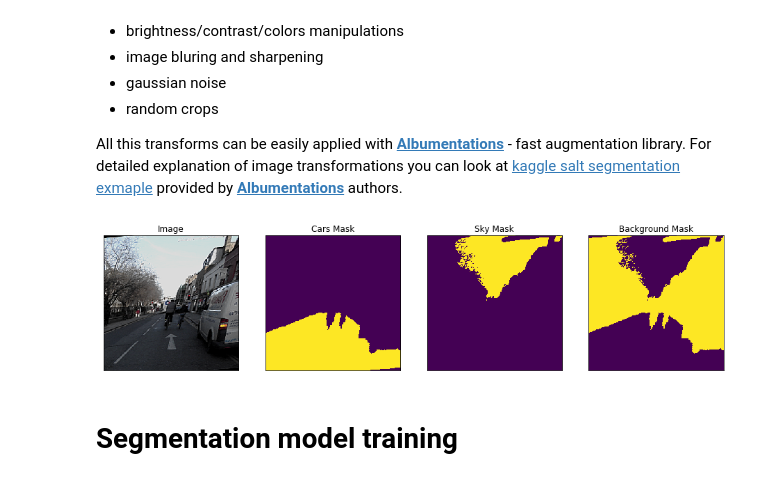
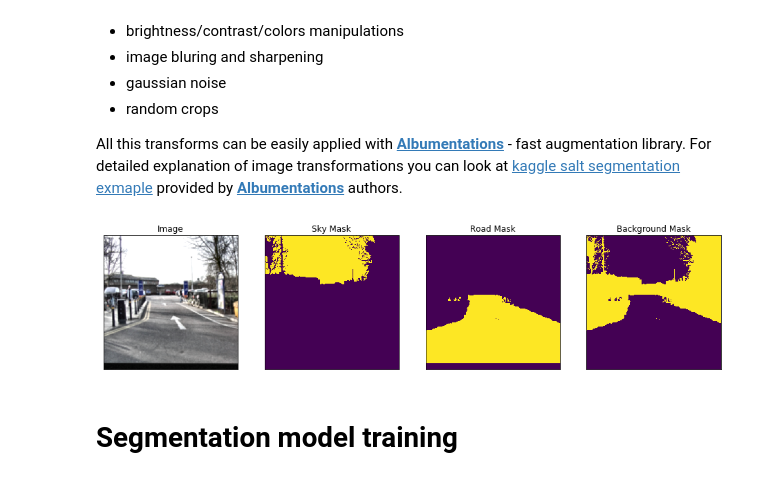
Before and after one commit to RuslanAgishev/robot_scene_understanding, a Jupyter notebook: Semantic_Segmentation/UNet/multiclass_segmentation_camvid.ipynb, the cells around one changed output. Cells and saved outputs as stored; diff of their text form; code cells hidden in the pictures.

```diff
--- a/Semantic_Segmentation/UNet/multiclass_segmentation_camvid.ipynb
+++ b/Semantic_Segmentation/UNet/multiclass_segmentation_camvid.ipynb
@@ -293,16 +309,16 @@ def get_preprocessing(preprocessing_fn):
 # %%
 # Lets look at augmented data we have
 dataset = Dataset(x_train_dir, y_train_dir, classes=['road', 'sky'], augmentation=get_training_augmentation())
 
 image, mask = dataset[12] # get some sample
 visualize(
     image=image,
-    cars_mask=mask[..., 0].squeeze(),
+    road_mask=mask[..., 0].squeeze(),
     sky_mask=mask[..., 1].squeeze(),
     background_mask=mask[..., 2].squeeze(),
 )
 # %% [output]
-[figure, old version]
+[figure, new version]
 # %% [markdown]
 # Segmentation model training
 # %%
```
Also changed, not shown: parts of 3 cells of this notebook, 5 other files.
